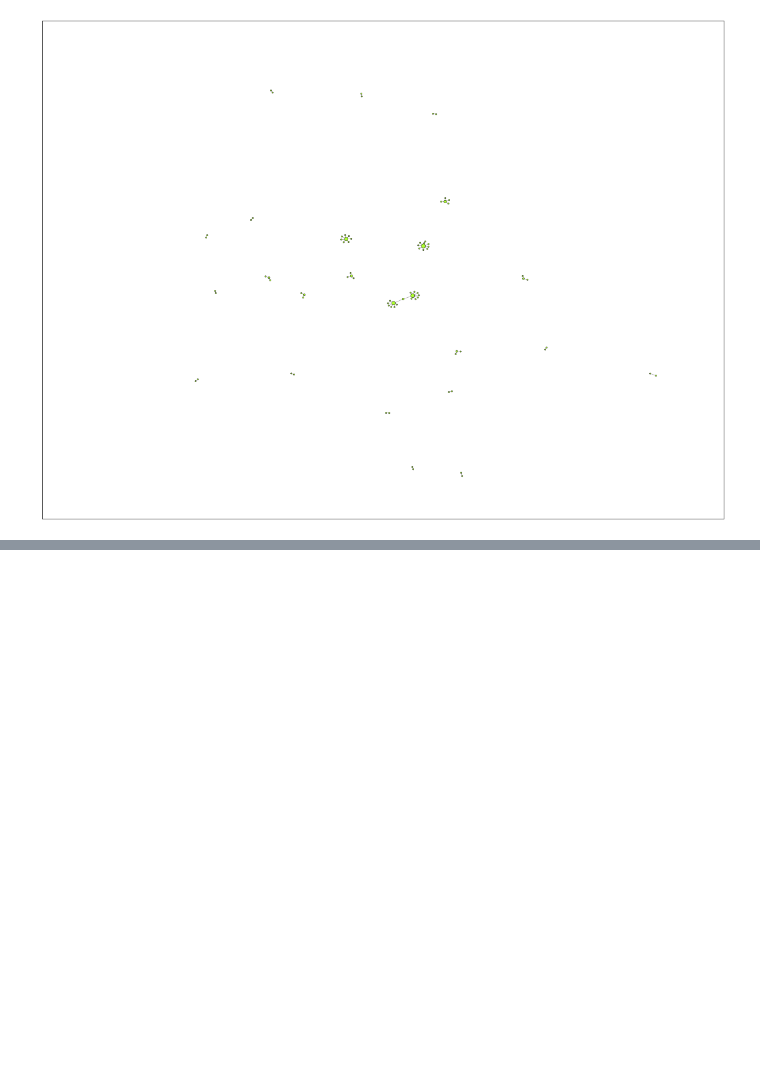
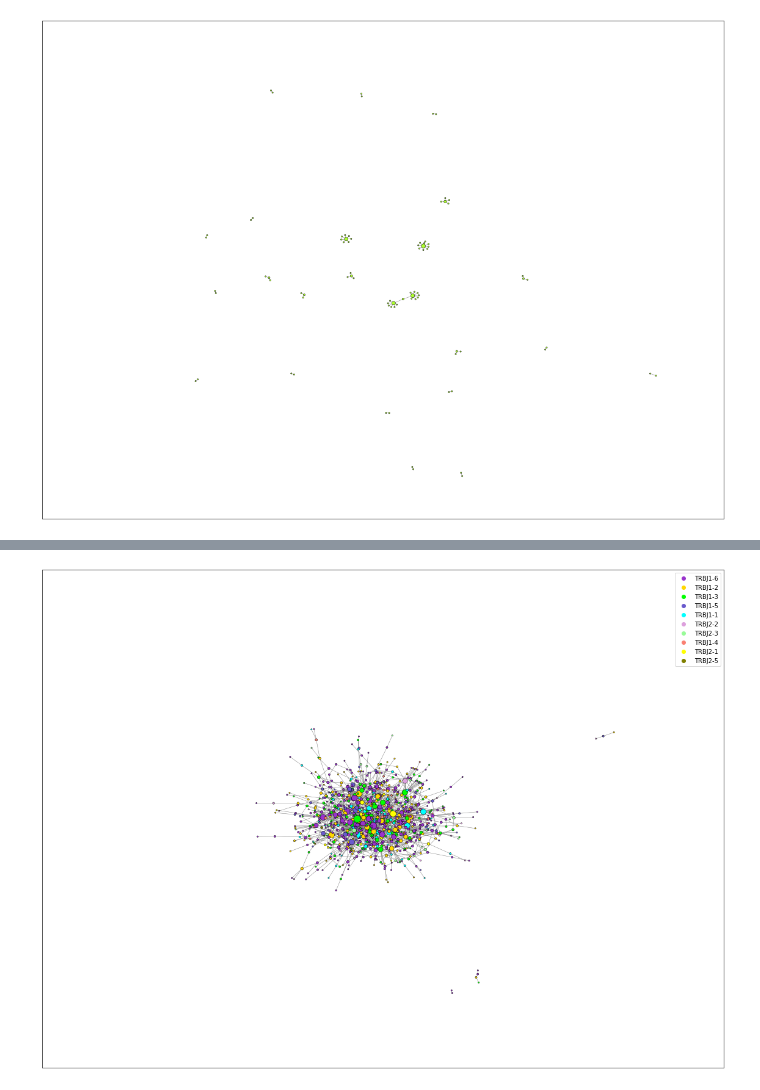
Before and after one commit to antigenomics/tcr-covid-classifier, a Jupyter notebook: feature_incidence/graph_leven_distance/graph_adaptive_vs_fmba_features.ipynb, the cells around one changed output, grey strips where cells are left out. Drawn from its saved outputs; the diff is of its cells as text; code cells hidden in the pictures; blank space fills up the shorter version.

```diff
--- a/feature_incidence/graph_leven_distance/graph_adaptive_vs_fmba_features.ipynb
+++ b/feature_incidence/graph_leven_distance/graph_adaptive_vs_fmba_features.ipynb
@@ -220,0 +320,19 @@ plt.show()
+# %%
+for num, seq in labels.items():
+    for k in j_segments_dct.keys():
+            if seq in j_segments_dct.get(k):
+                color_map.update({num: palette_j.get(k)})
+# %%
+G = nx.Graph(AB_vs_FMBA_leven_without_zeros.values)
+
+pos = nx.fruchterman_reingold_layout(G)
+plt.figure(10,figsize=(20,15))
+d=dict(G.degree)
+nx.draw_networkx_nodes(G,pos, node_color=list(color_map.values()), node_size=[v * 5 for v in d.values()], linewidths=0.5, edgecolors='black')
+nx.draw_networkx_edges(G, pos, width=0.5, edge_color='gray')
+
+markers = [plt.Line2D([0,0],[0,0],color=color, marker='o', linestyle='') for color in palette_j.values()]
+plt.legend(markers, palette_j.keys(), numpoints=1)
+plt.show()
+# %% [output]
+[figure, added]
```
Also changed, not shown: parts of 25 cells of this notebook, 28 other files.
